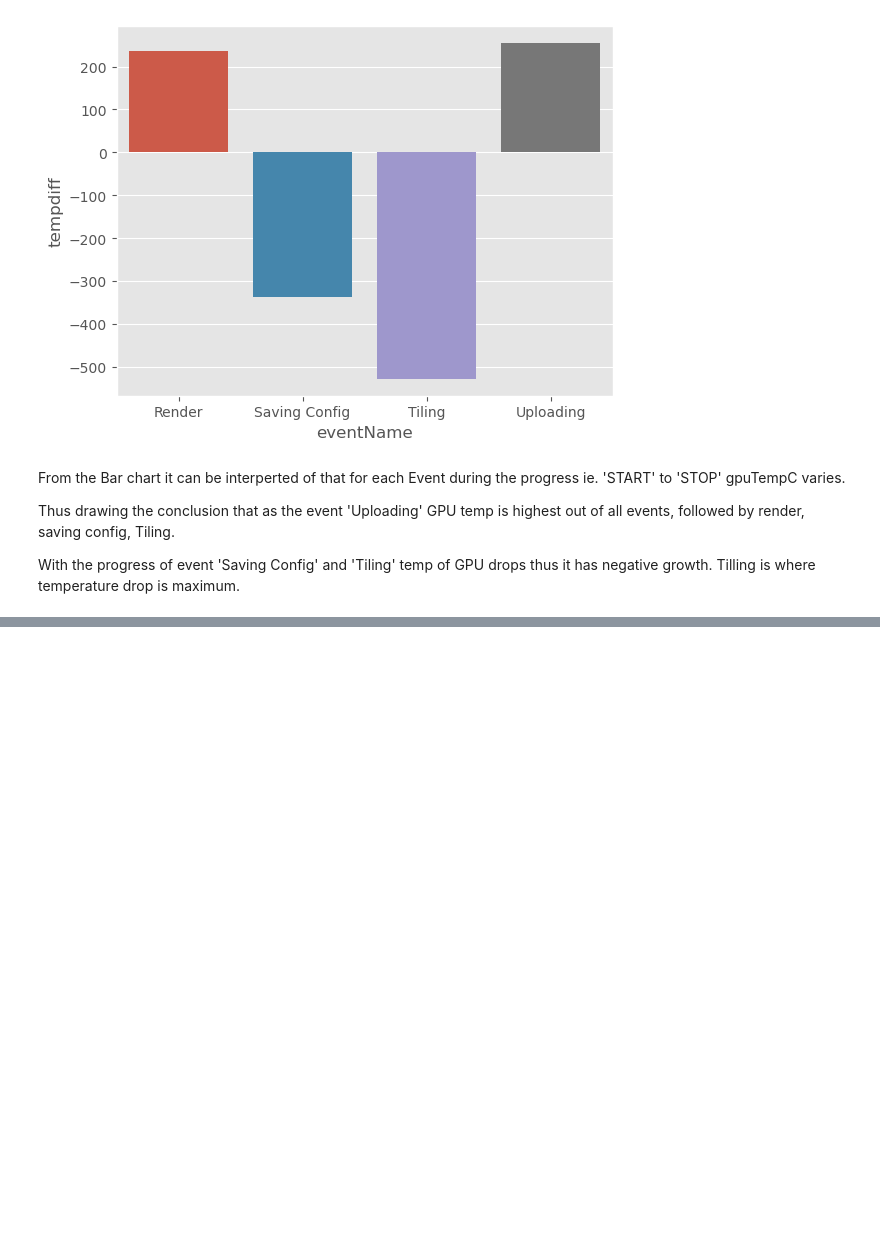
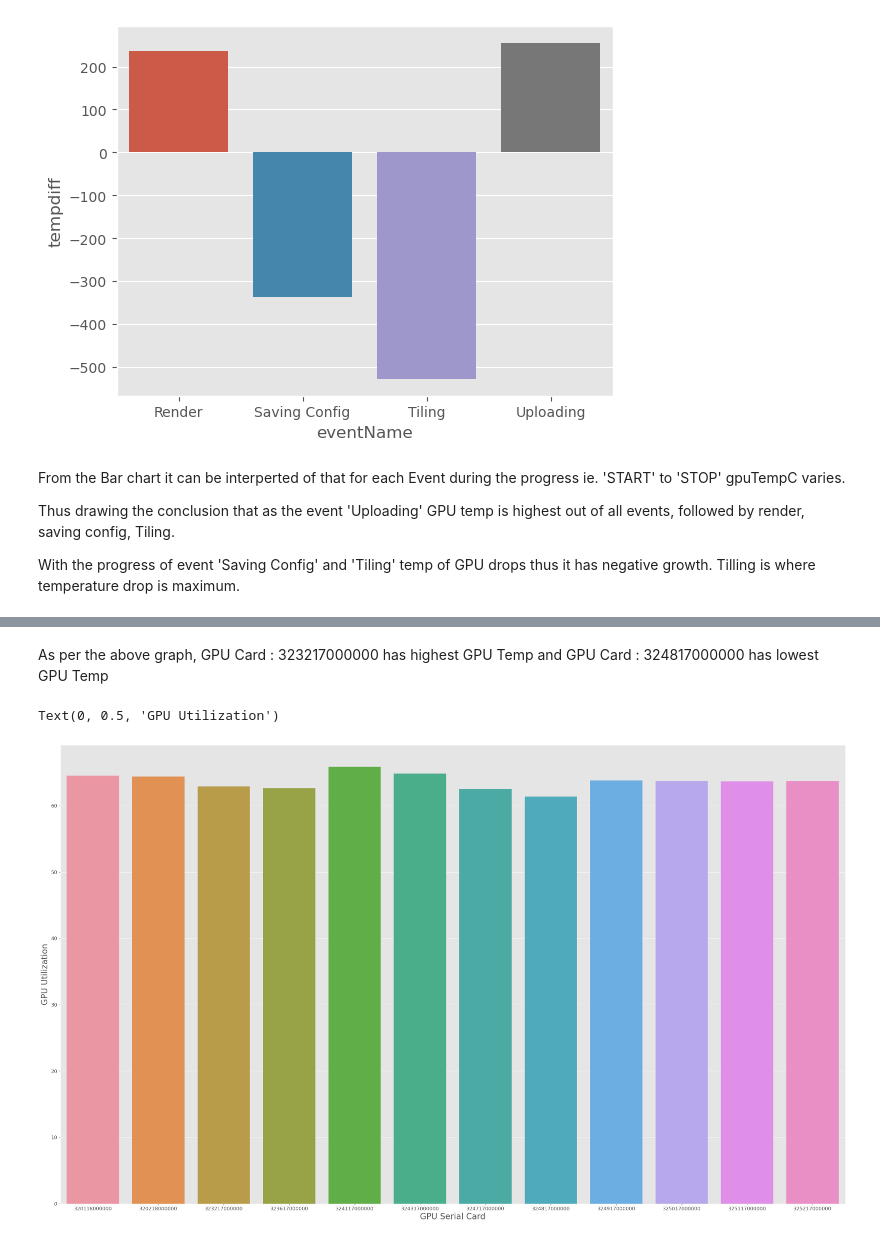
Before and after one commit to spruha2/Tera, a Jupyter notebook: CloudAssign.ipynb, the cells around one changed output, grey strips where cells are left out. Drawn from its saved outputs; the diff is of its cells as text; code cells hidden in the pictures; blank space fills up the shorter version.

```diff
--- a/CloudAssign.ipynb
+++ b/CloudAssign.ipynb
@@ -612,0 +693,19 @@ Tilling is where temperature drop is maximum.
+# %% [markdown]
+As per the above graph, GPU Card : 323217000000 has highest GPU Temp and
+GPU Card : 324817000000 has lowest GPU Temp
+# %%
+# performance parameters : GPU UTILIZATION
+
+# Plotting the graph of gpu utilization based on GPU serial
+
+
+fig, ax = plt.subplots(figsize=(34, 20))
+plt.rc('font', size=12)
+sns.barplot(x= group_serial.index.get_level_values('gpuSerial'), y=group_serial['gpuUtilPerc'], ax=ax)
+
+
+ax.set_xlabel('GPU Serial Card',size = 20)
+ax.set_ylabel('GPU Utilization',size = 20)
+# %% [output]
+Text(0, 0.5, 'GPU Utilization')
+[figure, added]
```
Also changed, not shown: parts of 22 cells of this notebook.
